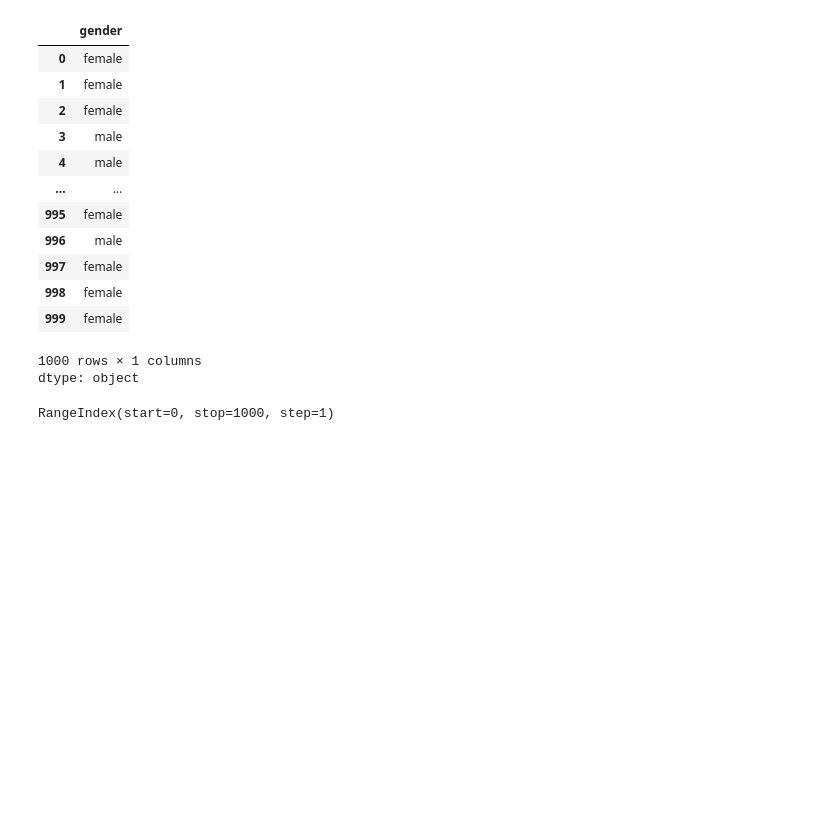
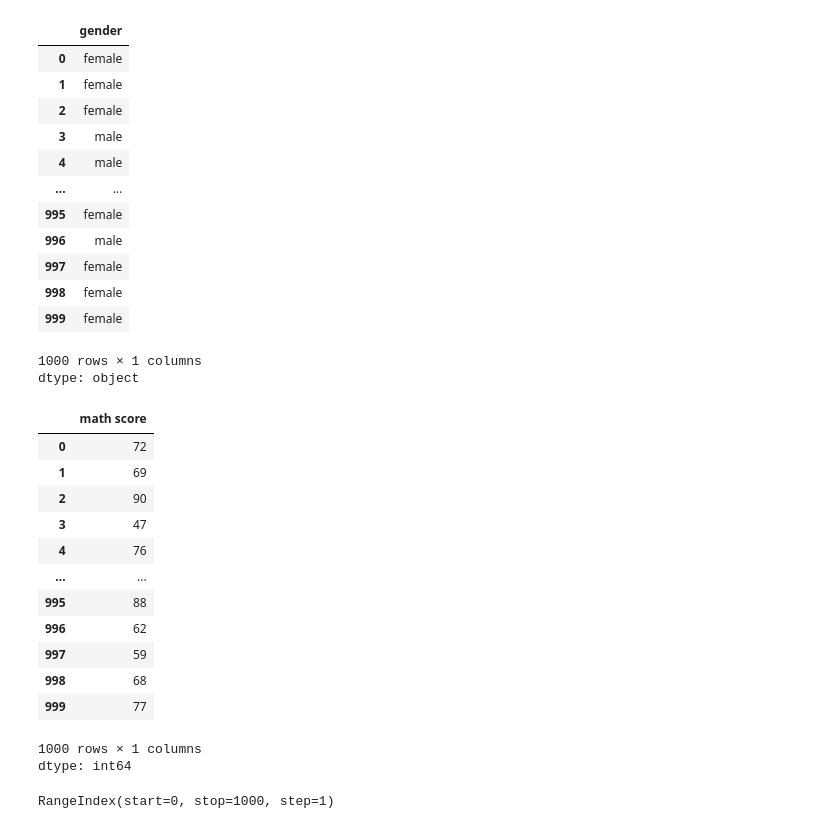
Before and after one commit to nomo82/python, a Jupyter notebook: Python_2.ipynb, the cells around one changed output. Saved outputs shown, nothing was run; the diff lists cells and outputs as text; code cells hidden in the pictures; blank space fills up the shorter version.

```diff
--- a/Python_2.ipynb
+++ b/Python_2.ipynb
@@ -298,4 +345,21 @@ estudiantes['gender']
 | 999 | female |
 1000 rows × 1 columns
 dtype: object
+# %%
+estudiantes["math score"]
+# %% [output]
+|  | math score |
+| 0 | 72 |
+| 1 | 69 |
+| 2 | 90 |
+| 3 | 47 |
+| 4 | 76 |
+| ... | ... |
+| 995 | 88 |
+| 996 | 62 |
+| 997 | 59 |
+| 998 | 68 |
+| 999 | 77 |
+1000 rows × 1 columns
+dtype: int64
 # %%
```
Also changed, not shown: parts of 102 cells of this notebook.
